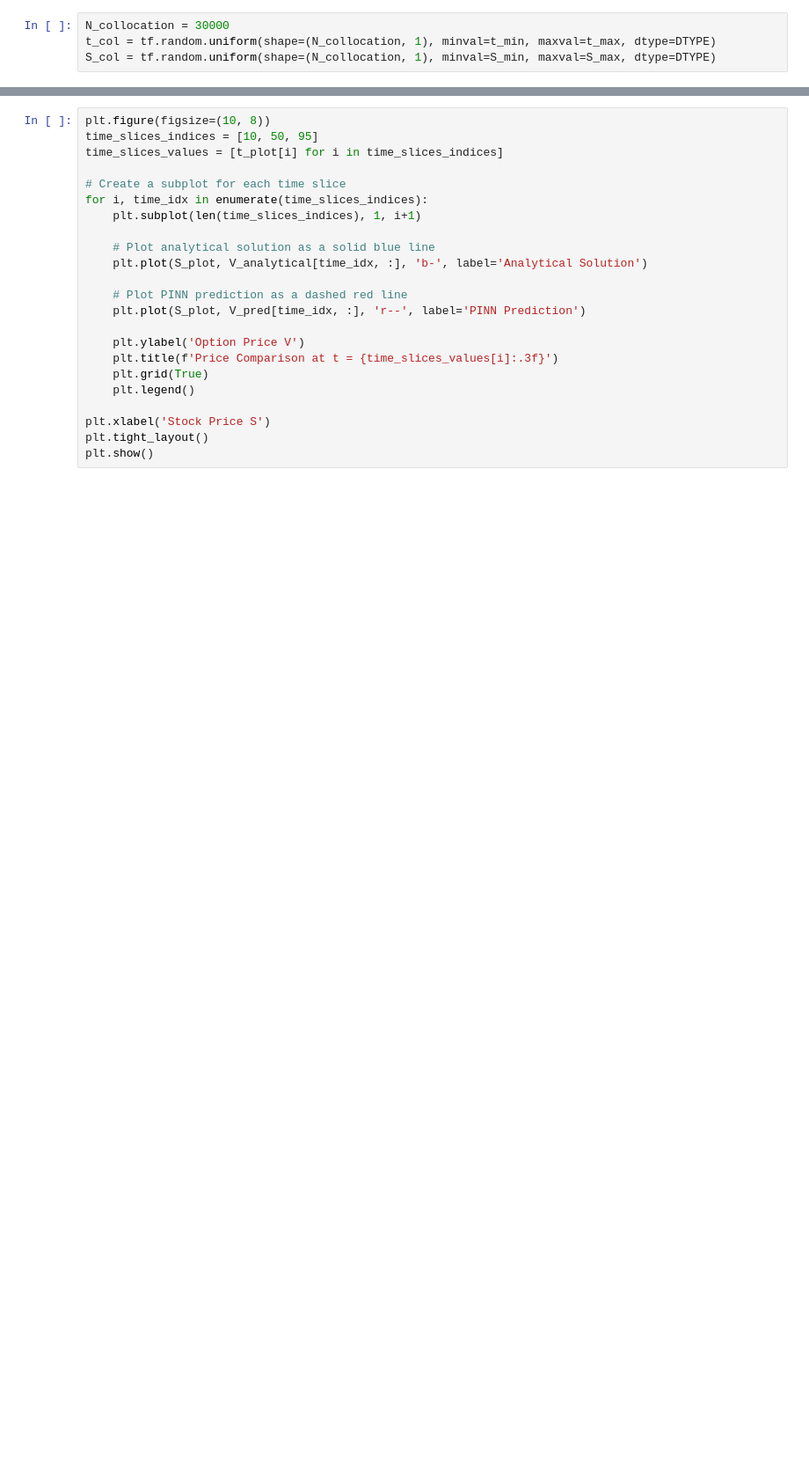
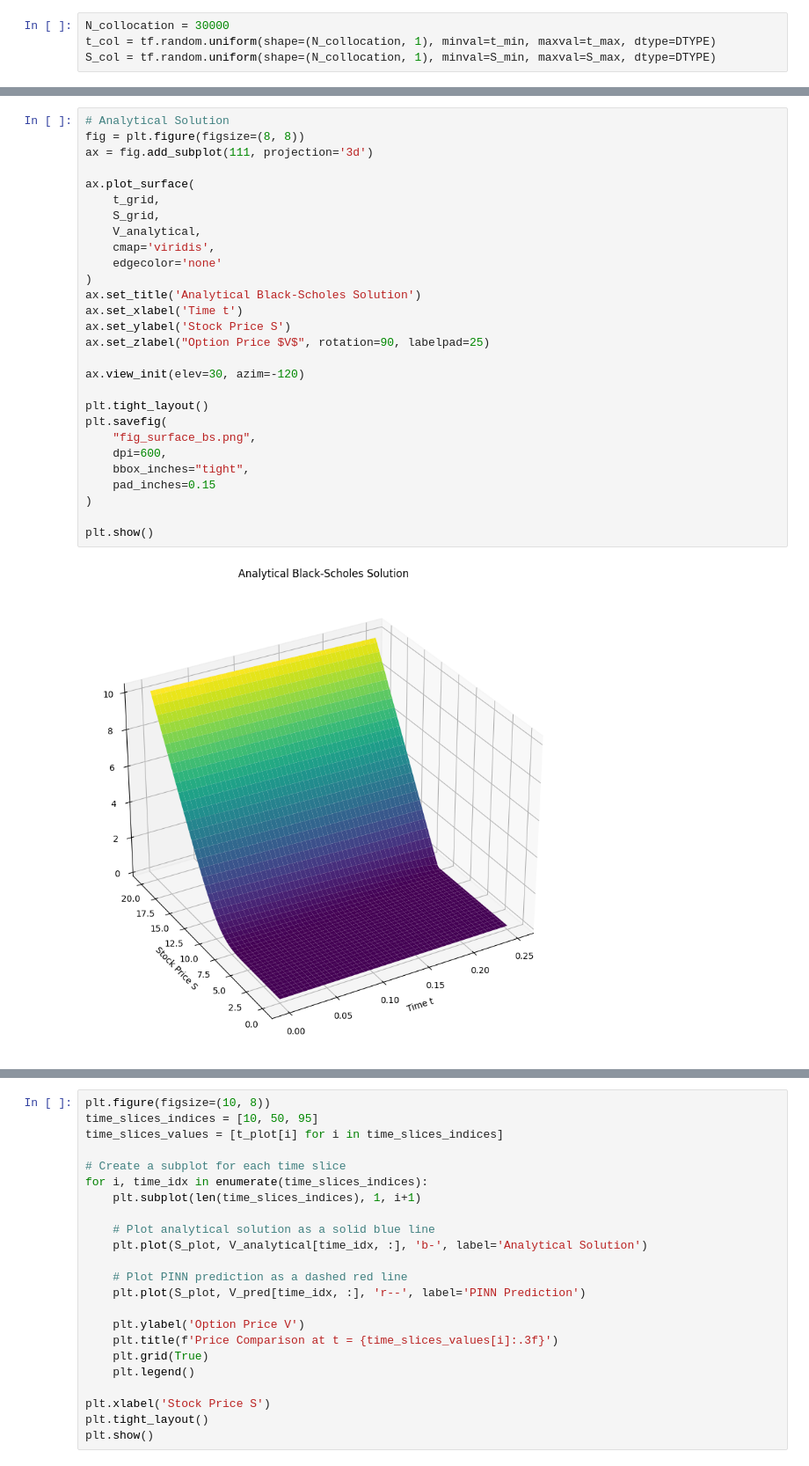
Before and after one commit to Code-With-Aagam/M.Tech_Thesis_Code, a Jupyter notebook: Black_Scholes_Thesis_Full_Code.ipynb, the cells around one changed output, grey strips where cells are left out. Shown at 88% size. Saved outputs shown, nothing was run; the diff lists cells and outputs as text; blank space fills up the shorter version.

```diff
--- a/Black_Scholes_Thesis_Full_Code.ipynb
+++ b/Black_Scholes_Thesis_Full_Code.ipynb
@@ -191,0 +245,30 @@ plt.show()
+# %%
+# Analytical Solution
+fig = plt.figure(figsize=(8, 8))
+ax = fig.add_subplot(111, projection='3d')
+
+ax.plot_surface(
+    t_grid,
+    S_grid,
+    V_analytical,
+    cmap='viridis',
+    edgecolor='none'
+)
+ax.set_title('Analytical Black-Scholes Solution')
+ax.set_xlabel('Time t')
+ax.set_ylabel('Stock Price S')
+ax.set_zlabel("Option Price $V$", rotation=90, labelpad=25)
+
+ax.view_init(elev=30, azim=-120)
+
+plt.tight_layout()
+plt.savefig(
+    "fig_surface_bs.png",
+    dpi=600,
+    bbox_inches="tight",
+    pad_inches=0.15
+)
+
+plt.show()
+# %% [output]
+[figure, added]
```
Also changed, not shown: parts of 48 cells of this notebook.
